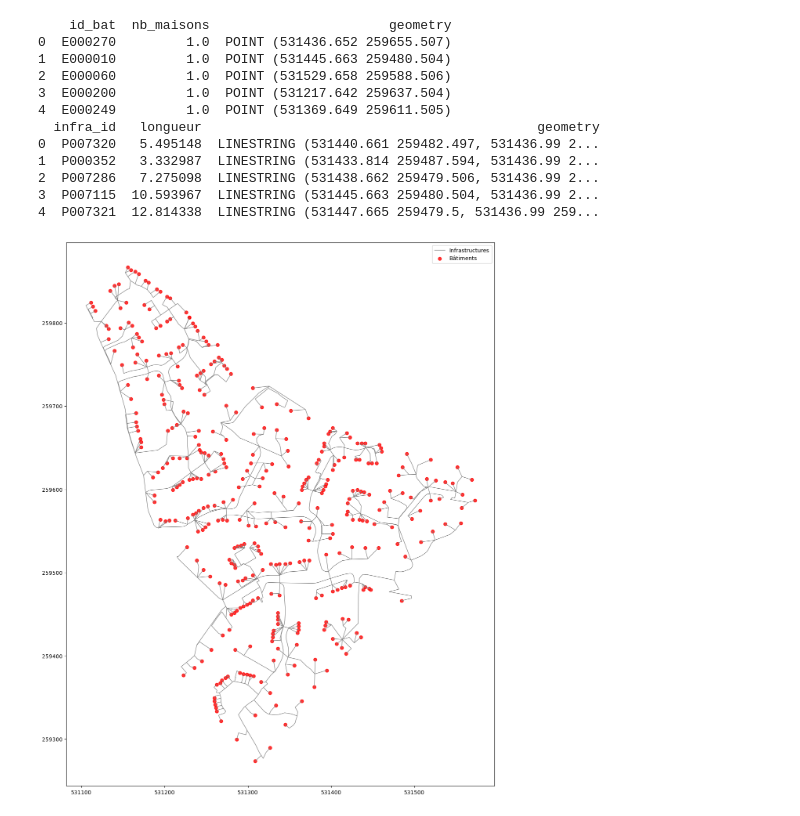
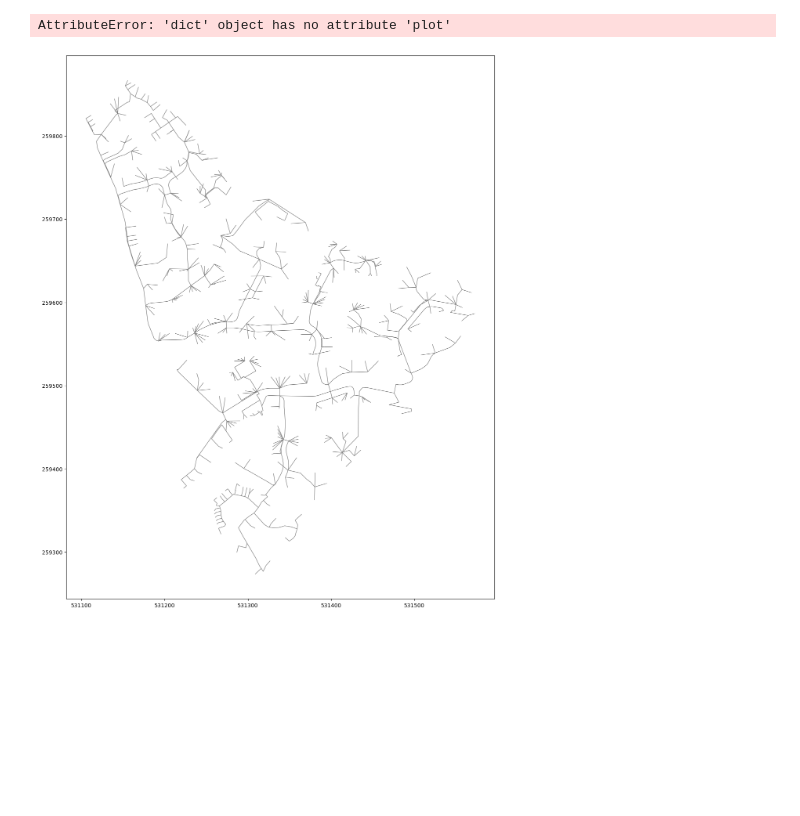
Before and after one commit to AdrienAkilal/Planification-du-raccordement-lectrique-de-b-timents, a Jupyter notebook: notebooks/Bat_Infra.ipynb, the cells around one changed output. Saved outputs shown, nothing was run; the diff lists cells and outputs as text; code cells hidden in the pictures; blank space fills up the shorter version.

```diff
--- a/notebooks/Bat_Infra.ipynb
+++ b/notebooks/Bat_Infra.ipynb
@@ -15,0 +9,3 @@ Requirement already satisfied: six>=1.5 in /usr/local/lib/python3.12/dist-packag
+# %%
+batiments = gpd.read_file("../data/utils/batiments.shp")
+infrastructures = gpd.read_file("../data/utils/infrastructures.shp")
@@ -41,0 +67,3 @@ plt.show()
+# %%
+data = pd.read_excel("../data/csv_files/reseau_en_arbre.xlsx")
+data.head()
@@ -59,16 +130,0 @@ print(batiments)
-# %%
-import geopandas as gpd
-import matplotlib.pyplot as plt
-
-# Charger les shapefiles
-#batiments = gpd.read_file("/content/batiments.shp")
-infrastructures = gpd.read_file("/content/Infrastructures")
-
-# Afficher les premières lignes
-print(infrastructures.head())
-
-# Afficher sur une carte
-fig, ax = plt.subplots(figsize=(10, 8))
-infrastructures.plot(ax=ax, color='grey', linewidth=0.5, label='Infrastructures')
-plt.legend()
-plt.show()
@@ -83,32 +131,10 @@ plt.show()
 # %%
-import geopandas as gpd
-import matplotlib.pyplot as plt
-
-# Charger les shapefiles
-batiments = gpd.read_file("/content/Batiments")
-infrastructures = gpd.read_file("/content/Infrastructures")
-
-# Afficher les premières lignes
-print(batiments.head())
-print(infrastructures.head())
-
-# Afficher sur une carte
+# Visualisation des bâtiments intacts sur la carte des infrastructures
 fig, ax = plt.subplots(figsize=(20, 18))
 infrastructures.plot(ax=ax, color='grey', linewidth=0.9, label='Infrastructures')
-batiments.plot(ax=ax, color='red', alpha=0.8, label='Bâtiments')
+result_batiment_intacte.plot(ax=ax, color='green', alpha=0.8, label='Bâtiments')
 plt.legend()
 plt.show()
 # %% [output]
-    id_bat  nb_maisons                       geometry
-0  E000270         1.0  POINT (531436.652 259655.507)
-1  E000010         1.0  POINT (531445.663 259480.504)
-2  E000060         1.0  POINT (531529.658 259588.506)
-3  E000200         1.0  POINT (531217.642 259637.504)
-4  E000249         1.0  POINT (531369.649 259611.505)
-  infra_id   longueur                                           geometry
-0  P007320   5.495148  LINESTRING (531440.661 259482.497, 531436.99 2...
-1  P000352   3.332987  LINESTRING (531433.814 259487.594, 531436.99 2...
-2  P007286   7.275098  LINESTRING (531438.662 259479.506, 531436.99 2...
-3  P007115  10.593967  LINESTRING (531445.663 259480.504, 531436.99 2...
-4  P007321  12.814338  LINESTRING (531447.665 259479.5, 531436.99 259...
+AttributeError: 'dict' object has no attribute 'plot'
-[figure, old version]
+[figure, new version]
```
Also changed, not shown: parts of 25 cells of this notebook, 15 other files.
